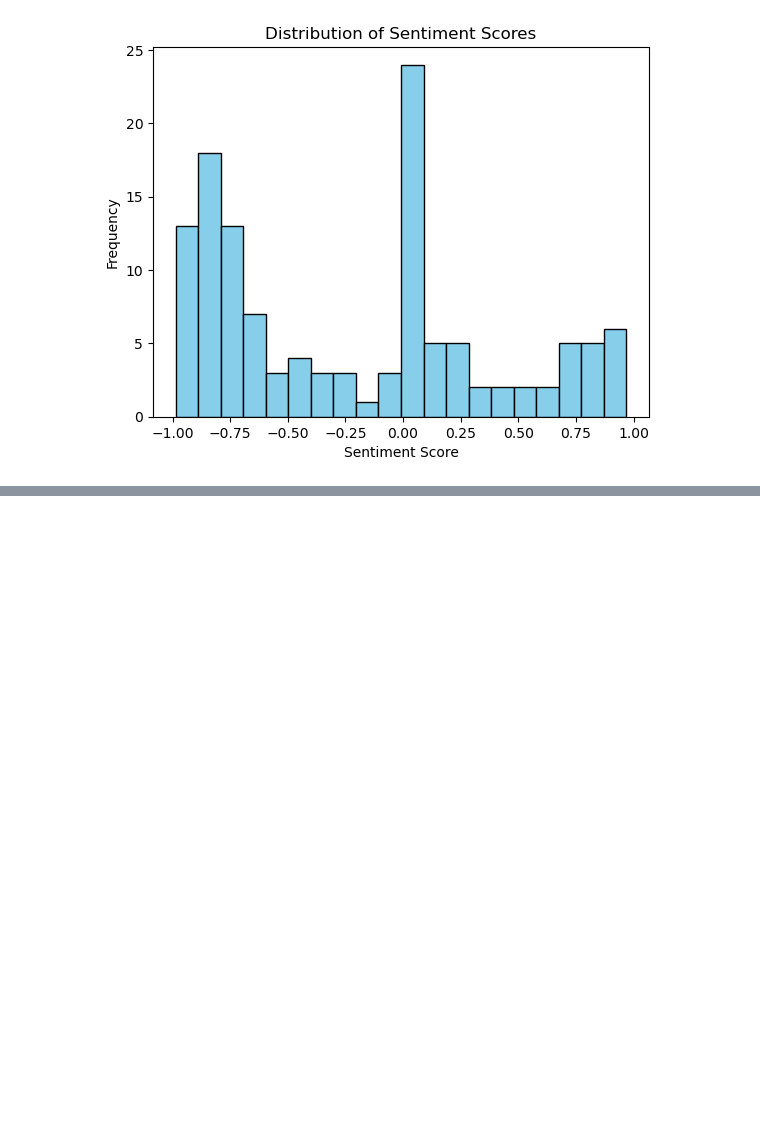
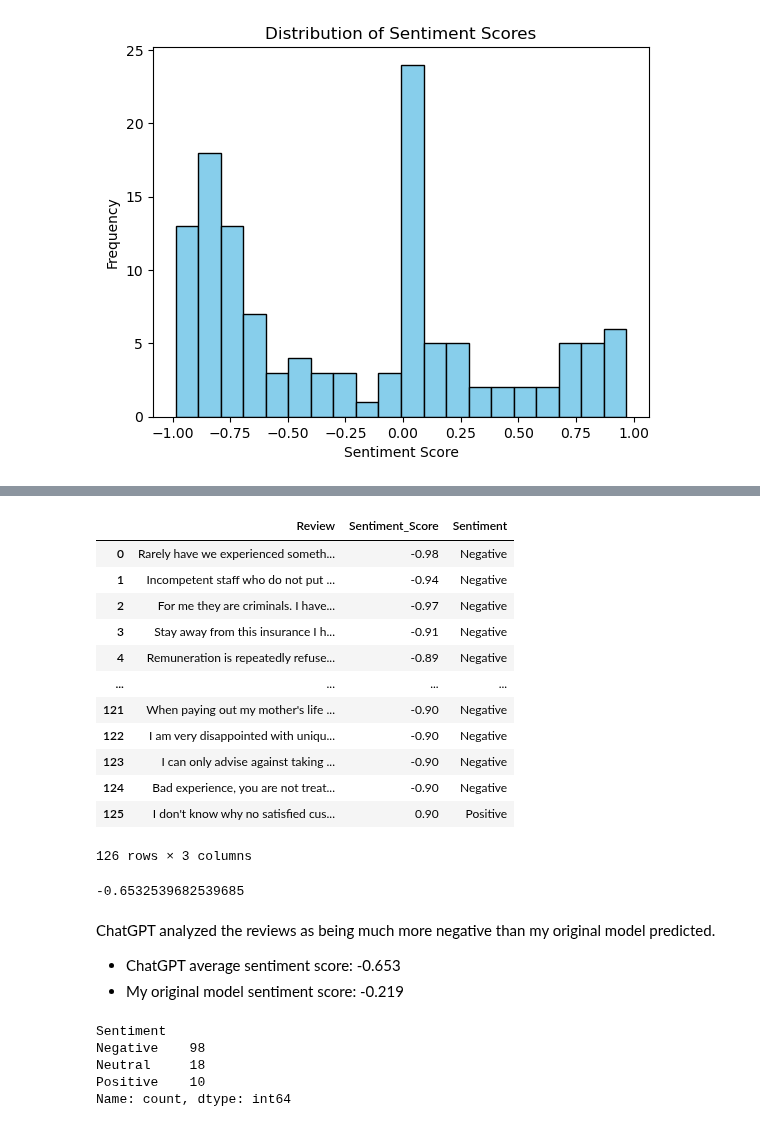
Before and after one commit to corinne167225/Capstone_UNIQA, a Jupyter notebook: UNIQA Trustpilot Reviews.ipynb, the cells around one changed output, grey strips where cells are left out. Saved outputs shown, nothing was run; the diff lists cells and outputs as text; code cells hidden in the pictures; blank space fills up the shorter version.

Commit message:
ChatGPT count vectorizer and sentiment kpis chatgpt

```diff
--- a/UNIQA Trustpilot Reviews.ipynb
+++ b/UNIQA Trustpilot Reviews.ipynb
@@ -346,0 +323,37 @@ translated_reviews[:40]
+# %%
+chatgpt_sen_ana = pd.read_csv('UNIQA Trustpilot Reviews_ChatGPT Sentiment Analysis Table - Sheet1.csv')
+chatgpt_sen_ana.rename(columns = {'Sentiment Score':'Sentiment_Score'}, inplace = True)
+chatgpt_sen_ana.drop(columns=['#'], inplace = True)
+# %%
+chatgpt_sen_ana
+# %% [output]
+|  | Review | Sentiment_Score | Sentiment |
+| 0 | Rarely have we experienced someth... | -0.98 | Negative |
+| 1 | Incompetent staff who do not put ... | -0.94 | Negative |
+| 2 | For me they are criminals. I have... | -0.97 | Negative |
+| 3 | Stay away from this insurance I h... | -0.91 | Negative |
+| 4 | Remuneration is repeatedly refuse... | -0.89 | Negative |
+| ... | ... | ... | ... |
+| 121 | When paying out my mother's life ... | -0.90 | Negative |
+| 122 | I am very disappointed with uniqu... | -0.90 | Negative |
+| 123 | I can only advise against taking ... | -0.90 | Negative |
+| 124 | Bad experience, you are not treat... | -0.90 | Negative |
+| 125 | I don't know why no satisfied cus... | 0.90 | Positive |
+126 rows × 3 columns
+# %%
+#KPIs/stats:
+chatgpt_sen_ana.Sentiment_Score.mean()
+# %% [output]
+-0.6532539682539685
+# %% [markdown]
+ChatGPT analyzed the reviews as being much more negative than my original model predicted.
+- ChatGPT average sentiment score: -0.653
+- My original model sentiment score: -0.219
+# %%
+chatgpt_sen_ana.Sentiment.value_counts()
+# %% [output]
+Sentiment
+Negative    98
+Neutral     18
+Positive    10
+Name: count, dtype: int64
```
Also changed, not shown: parts of 6 cells of this notebook.
